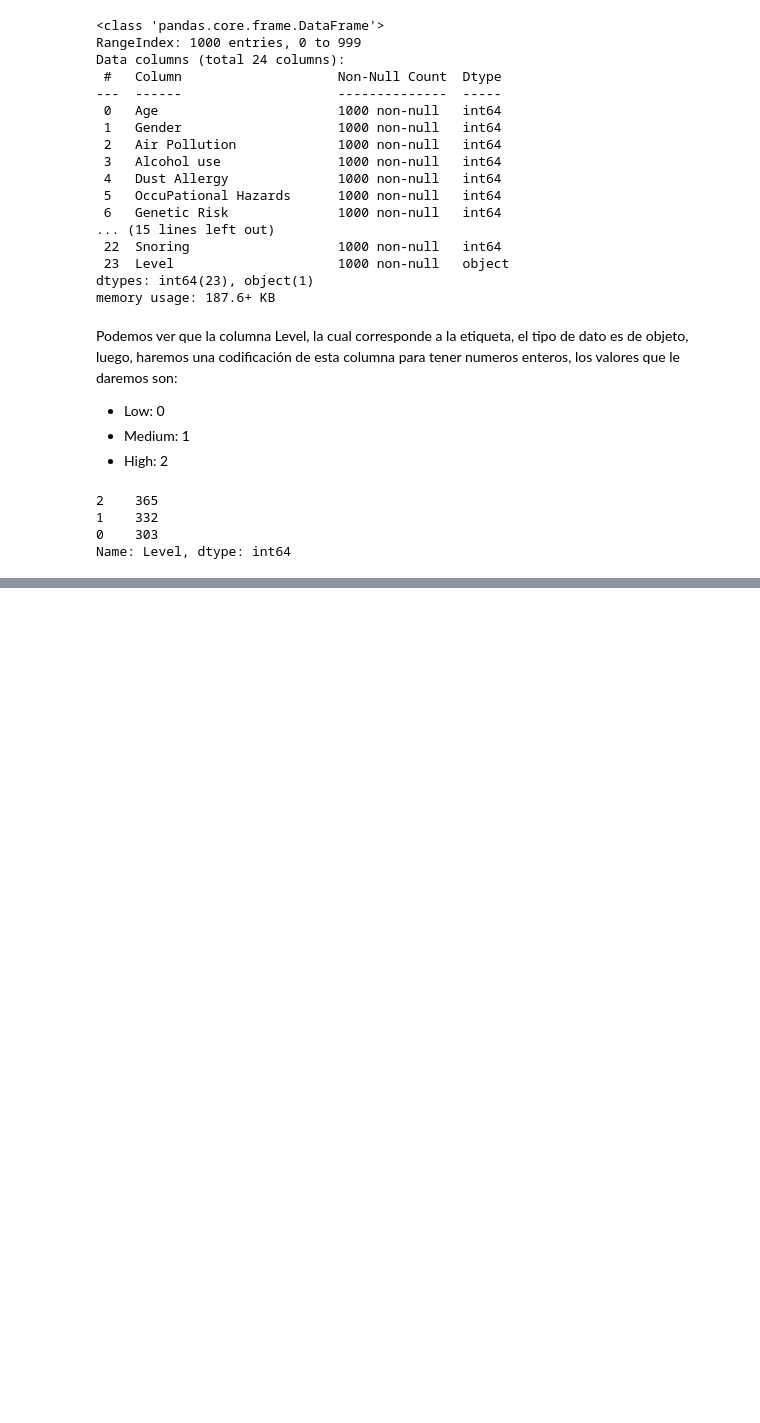
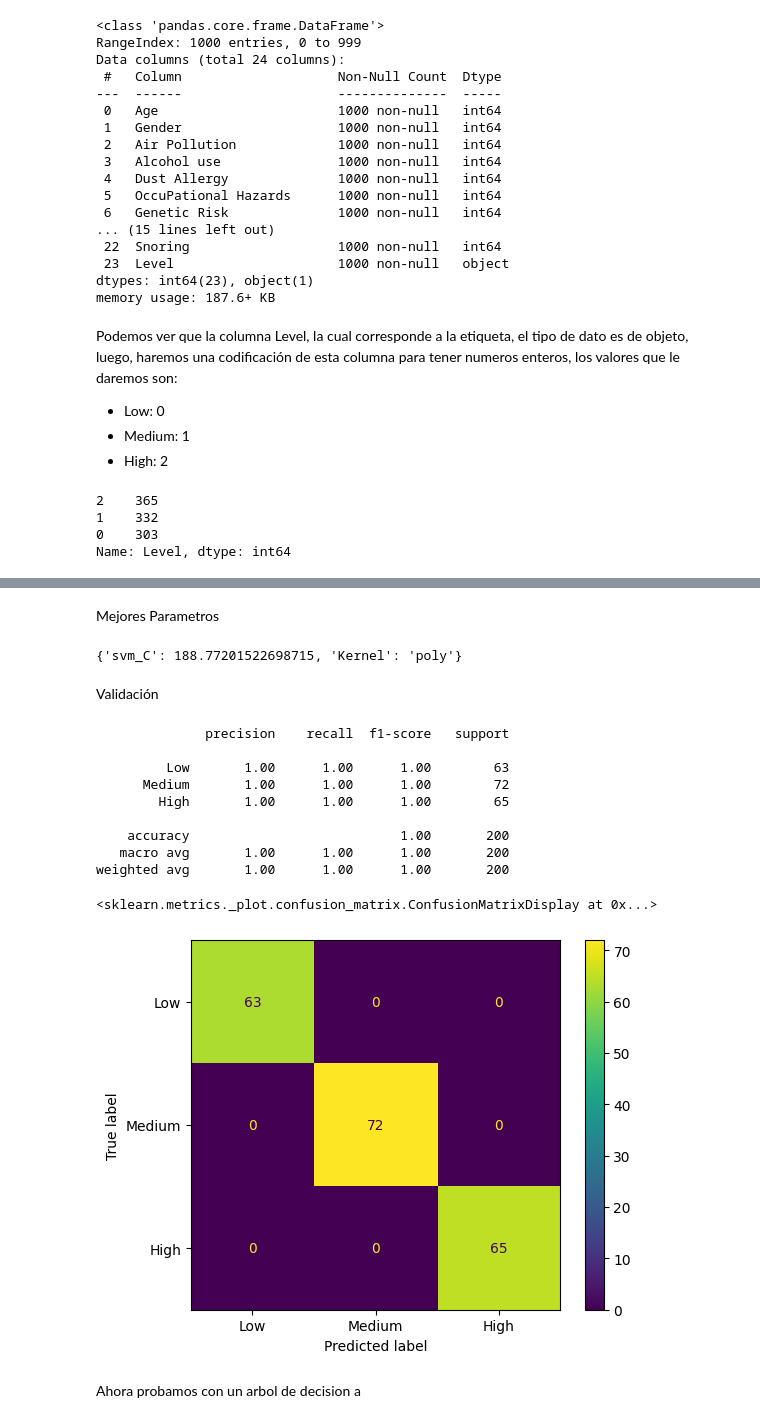
Before and after one commit to fhenaog/Prediccion_Cancer_de_Pulmon, a Jupyter notebook: proyecto.ipynb, the cells around one changed output, grey strips where cells are left out. Saved outputs shown, nothing was run; the diff lists cells and outputs as text; code cells hidden in the pictures; blank space fills up the shorter version.

```diff
--- a/proyecto.ipynb
+++ b/proyecto.ipynb
@@ -104,0 +95,5 @@ Para el entrenamiento, probaremos tres modelos distintos, una maquina de vector
+# %%
+X = D.drop(columns=['Level'])
+y = D['Level']
+X_train, X_test, y_train, y_test = train_test_split(X,y,test_size=0.2,random_state=0)
+X_train, X_val, y_train, y_val = train_test_split(X_train,y_train,test_size=0.25,random_state=0) # 0.25 * 0.8 = 0.2
@@ -104,0 +102,18 @@ Para el entrenamiento, probaremos tres modelos distintos, una maquina de vector
+# %%
+def objectiveSVM(trial):
+    svm_C=trial.suggest_float('svm_C',1e-10,1e5,log=True)
+    krn=trial.suggest_categorical('Kernel',['linear','poly','rbf','sigmoid'])
+
+    #entrenamiento
+    mvs=svm.SVC(C=svm_C,kernel=krn)
+    mvs.fit(X_train,y_train)
+
+    #prediccion
+    y_pred = mvs.predict(X_test)
+
+    #metrica
+    f1=metrics.f1_score(y_test,y_pred,average='micro')
+    return f1
+
+studySVM = optuna.create_study(direction='maximize')
+studySVM.optimize(objectiveSVM, n_trials=100)
@@ -104,0 +138,38 @@ Para el entrenamiento, probaremos tres modelos distintos, una maquina de vector
+# %% [markdown]
+Mejores Parametros
+# %%
+print(studySVM.best_params)
+# %% [output]
+{'svm_C': 188.77201522698715, 'Kernel': 'poly'}
+# %% [markdown]
+Validación
+# %%
+CBest=studySVM.best_params['svm_C']
+krn=studySVM.best_params['Kernel']
+
+mvs=svm.SVC(C=CBest,kernel=krn)
+mvs.fit(X_train,y_train)
+
+#prediccion
+y_pred = mvs.predict(X_val)
+
+#metricas
+print(metrics.classification_report(y_val,y_pred,target_names=['Low','Medium','High']))
+
+cm=metrics.confusion_matrix(y_val,y_pred)
+disp=metrics.ConfusionMatrixDisplay(cm,display_labels=['Low','Medium','High'])
+disp.plot()
+# %% [output]
+              precision    recall  f1-score   support
+
+         Low       1.00      1.00      1.00        63
+      Medium       1.00      1.00      1.00        72
+        High       1.00      1.00      1.00        65
+
+    accuracy                           1.00       200
+   macro avg       1.00      1.00      1.00       200
+weighted avg       1.00      1.00      1.00       200
+<sklearn.metrics._plot.confusion_matrix.ConfusionMatrixDisplay at 0x...>
+[figure, added]
+# %% [markdown]
+Ahora probamos con un arbol de decision a
```
Also changed, not shown: parts of 6 cells of this notebook.
